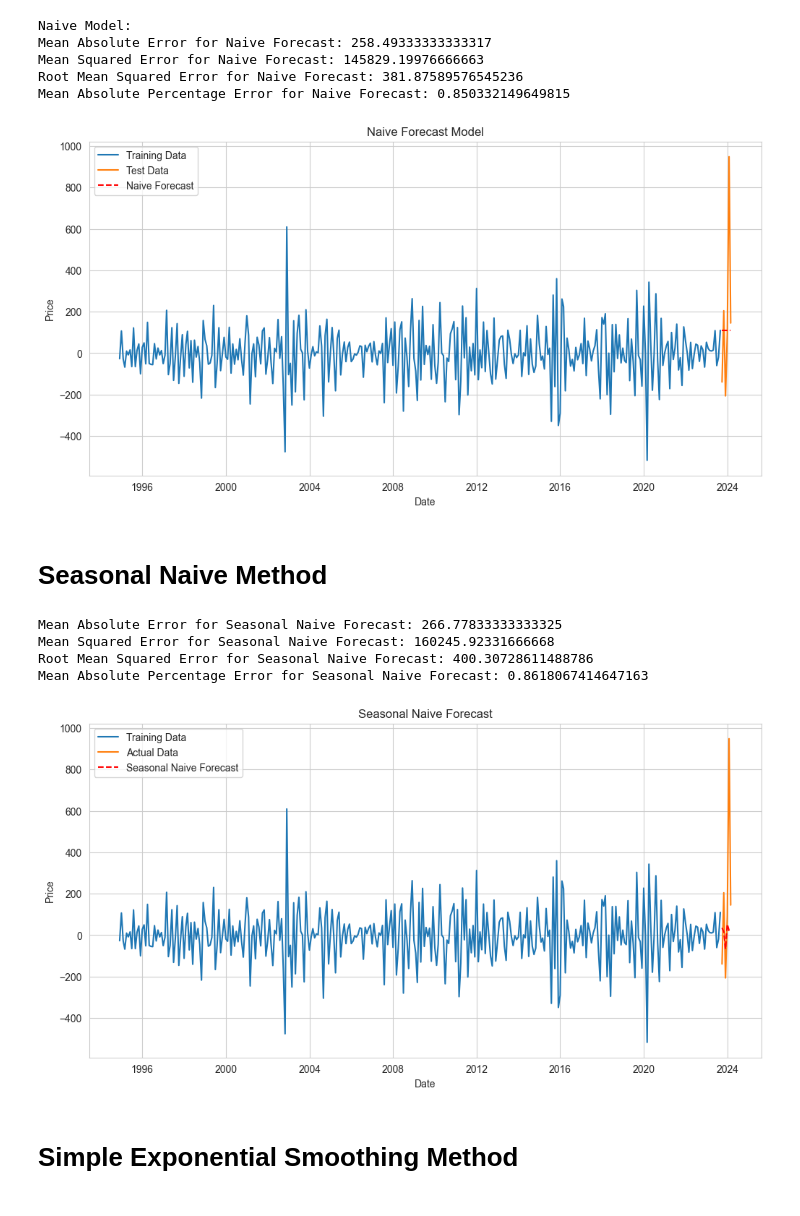
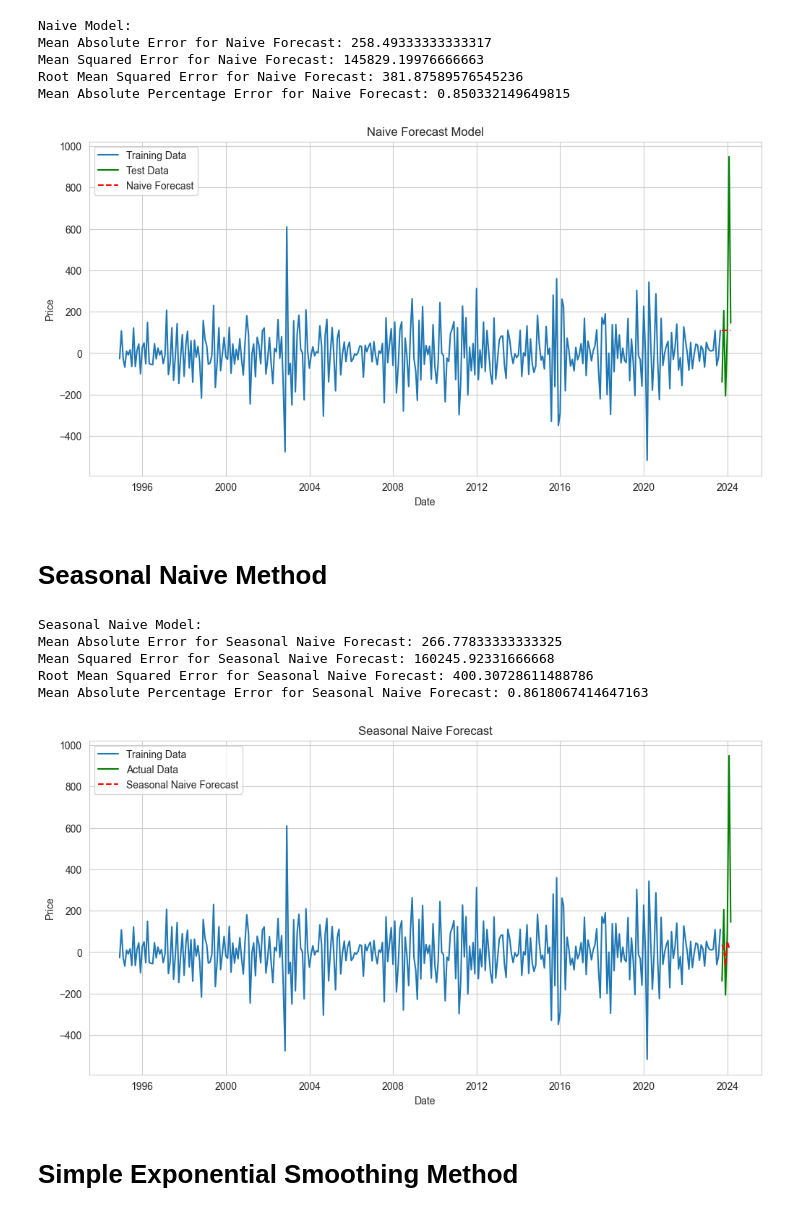
Before and after one commit to AshrafHussain23/Statistics_Project, a Jupyter notebook: Stats_PartA_Time_Series_Ashraf.ipynb, the cells around one changed output. Drawn from its saved outputs; the diff is of its cells as text; code cells hidden in the pictures.

```diff
--- a/Stats_PartA_Time_Series_Ashraf.ipynb
+++ b/Stats_PartA_Time_Series_Ashraf.ipynb
@@ -470,17 +470,17 @@ Mean Absolute Percentage Error for Naive Forecast: 0.850332149649815
 # %%
 # Visualization of actual and forecasted values for Naive model
 sns.set_style("whitegrid")
 plt.figure(figsize=(12, 6))
 sns.lineplot(x='Date', y='Price_diff_2', data=train_data, label='Training Data')
-sns.lineplot(x='Date', y='Price_diff_2', data=test_data, label='Test Data')
+sns.lineplot(x='Date', y='Price_diff_2', data=test_data, label='Test Data', color='green')
 sns.lineplot(x=test_data['Date'], y=naive_forecast, label='Naive Forecast', linestyle='--', color='red')
 plt.title('Naive Forecast Model')
 plt.xlabel('Date')
 plt.ylabel('Price')
 plt.legend()
 plt.show()
 # %% [output]
-[figure, old version]
+[figure, new version]
 # %% [markdown]
 # Seasonal Naive Method
 # %%
@@ -507,11 +507,13 @@ seasonal_naive_rmse = np.sqrt(seasonal_naive_mse)
 seasonal_naive_mape = mean_absolute_percentage_error(test_data['Price_diff_2'], seasonal_naive_forecasts)
 
 # Print the metrics
+print('Seasonal Naive Model:')
 print(f"Mean Absolute Error for Seasonal Naive Forecast: {seasonal_naive_mae}")
 print(f"Mean Squared Error for Seasonal Naive Forecast: {seasonal_naive_mse}")
 print(f"Root Mean Squared Error for Seasonal Naive Forecast: {seasonal_naive_rmse}")
 print(f"Mean Absolute Percentage Error for Seasonal Naive Forecast: {seasonal_naive_mape}")
 # %% [output]
+Seasonal Naive Model:
 Mean Absolute Error for Seasonal Naive Forecast: 266.77833333333325
 Mean Squared Error for Seasonal Naive Forecast: 160245.92331666668
 Root Mean Squared Error for Seasonal Naive Forecast: 400.30728611488786
@@ -521,7 +523,7 @@ Mean Absolute Percentage Error for Seasonal Naive Forecast: 0.8618067414647163
 sns.set_style("whitegrid")
 plt.figure(figsize=(12, 6))
 sns.lineplot(x='Date', y='Price_diff_2', data=train_data, label='Training Data')
-sns.lineplot(x='Date', y='Price_diff_2', data=test_data, label='Actual Data')
+sns.lineplot(x='Date', y='Price_diff_2', data=test_data, label='Actual Data', color='green')
 sns.lineplot(x=test_data['Date'], y=seasonal_naive_forecasts, label='Seasonal Naive Forecast', linestyle='--', color='red')
 plt.title('Seasonal Naive Forecast')
 plt.xlabel('Date')
@@ -529,7 +531,7 @@ plt.ylabel('Price')
 plt.legend()
 plt.show()
 # %% [output]
-[figure, old version]
+[figure, new version]
 # %% [markdown]
 # Simple Exponential Smoothing Method
 # %%
```
Also changed, not shown: parts of 8 cells of this notebook.
